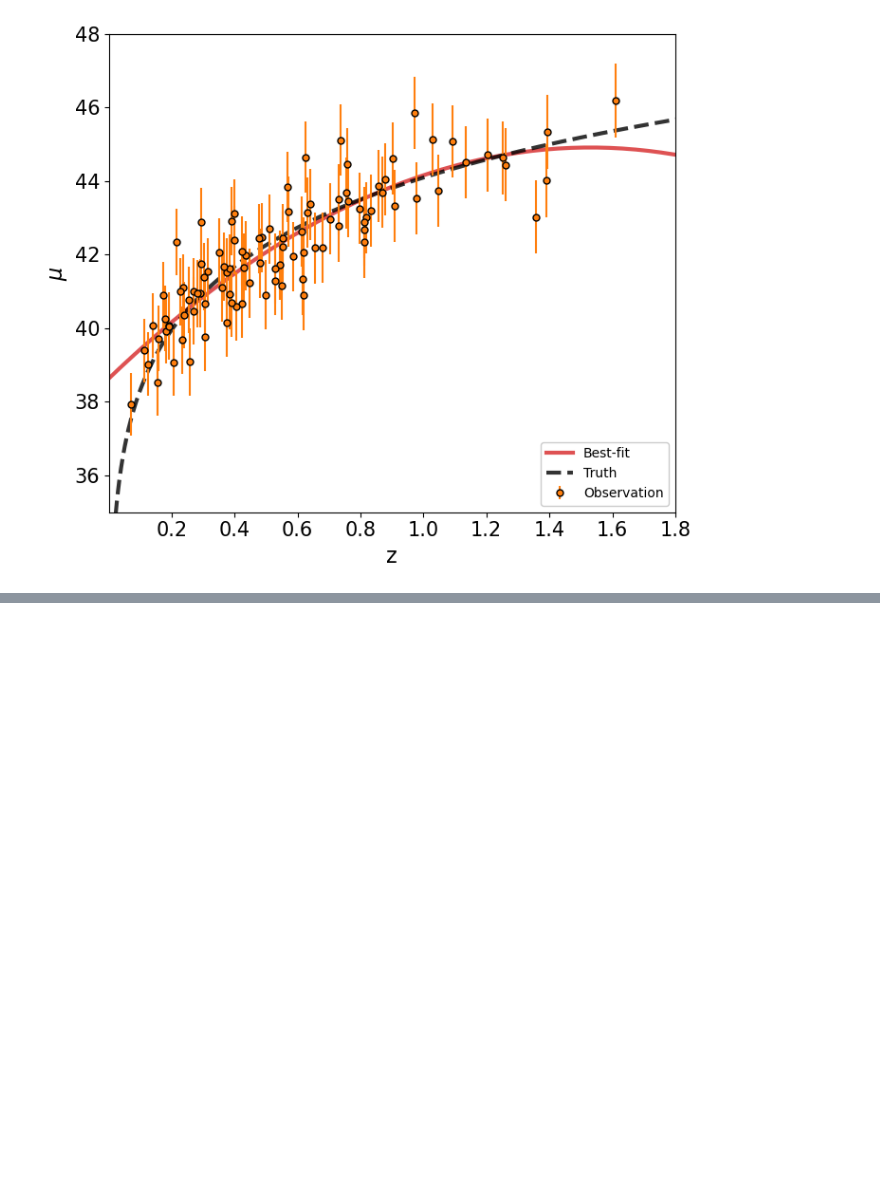
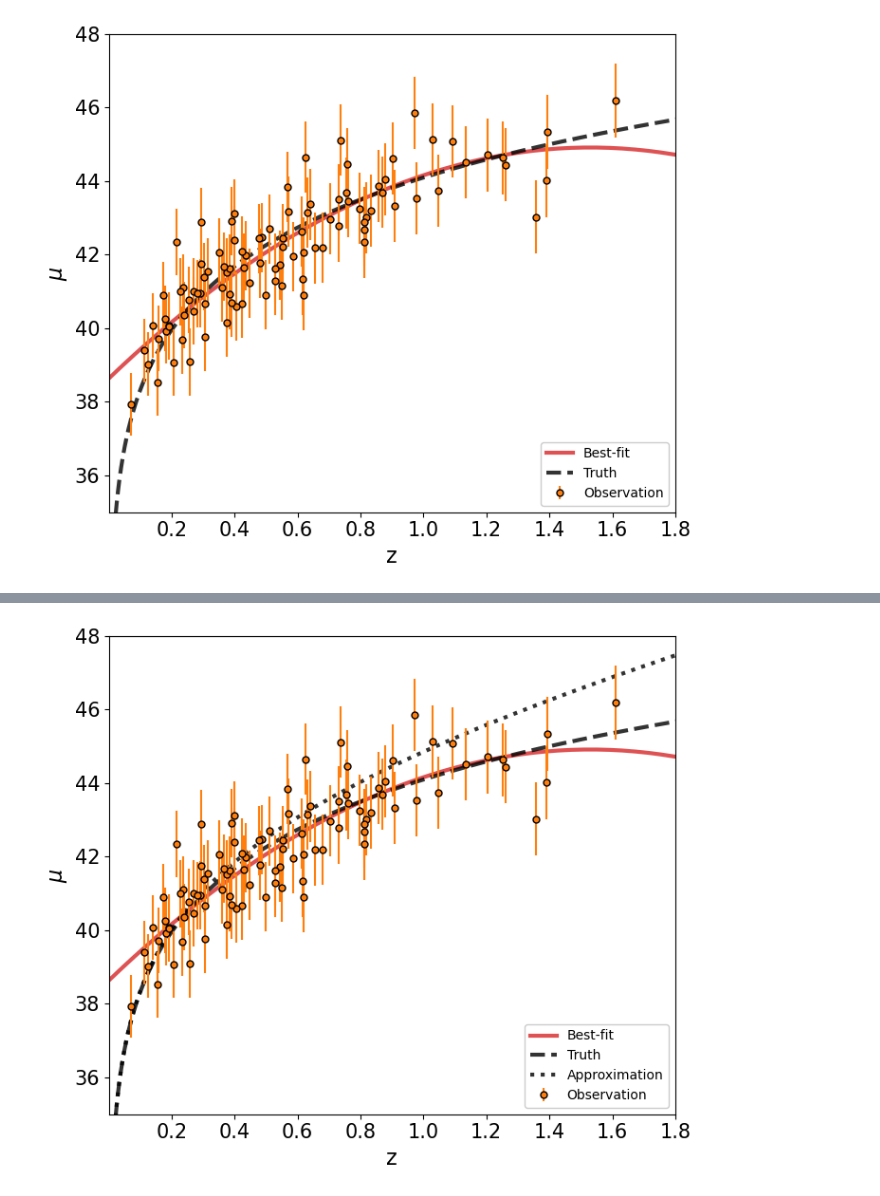
Before and after one commit to sambit-giri/AstronomyCalc, a Jupyter notebook: docs/examples/hubble_diagram.ipynb, the cells around one changed output, grey strips where cells are left out. Drawn from its saved outputs; the diff is of its cells as text; code cells hidden in the pictures; blank space fills up the shorter version.

```diff
--- a/docs/examples/hubble_diagram.ipynb
+++ b/docs/examples/hubble_diagram.ipynb
@@ -492,0 +517,39 @@ plt.show()
+# %%
+def dlum_linear(z, H0=70., q0=-0.55):
+    c = 3e8*units.m/units.s
+    if isinstance(H0,(int,float)):
+        H0 = H0*units.km/units.s/units.Mpc
+    d_hubble = (c/H0).to('Mpc')
+    dL = d_hubble*z*(1+(1-q0)/2*z)
+    return dL
+
+def mu_linear(z, H0=70., q0=-0.55):
+    c = 3e8*units.m/units.s
+    if isinstance(H0,(int,float)):
+        H0 = H0*units.km/units.s/units.Mpc
+    H0_70 = 70*units.km/units.s/units.Mpc
+    mu = 43.17 - 5*np.log10((H0/H0_70).to('').value)+5*np.log10(z)+1.086*(1-q0)*z
+    return mu
+# %%
+cosmo = LambdaCDM(H0=70, Om0=0.30, Ode0=0.70, Tcmb0=0)
+z_true = np.linspace(0.01, 2, 1000)
+mu_true = cosmo.distmod(z_true)
+
+fig, ax = plt.subplots(1,1,figsize=(7,6))
+ax.errorbar(z_sample, mu_sample, yerr=dmu,
+            ls=' ',
+            color='C1',
+            marker='o', markeredgecolor='k', markersize=5,
+            label='Observation', zorder=5)
+ax.plot(zz, mu_poly, c='C3', alpha=0.8, lw=3, label='Best-fit')
+ax.plot(z_true, mu_true, c='k', alpha=0.8, lw=3, ls='--', label='Truth')
+ax.plot(z_true, mu_linear(z_true), c='k', alpha=0.8, lw=3, ls=':', label='Approximation')
+ax.legend(loc=4, facecolor='white', framealpha=1)
+ax.set_xlabel(r'z', fontsize=16)
+ax.set_ylabel(r'$\mu$', fontsize=16)
+ax.axis([0.001,1.8,35,48])
+ax.tick_params(axis='both', which='major', labelsize=15)
+plt.tight_layout()
+plt.show()
+# %% [output]
+[figure, added]
```
Also changed, not shown: parts of 15 cells of this notebook, 1 other file.
